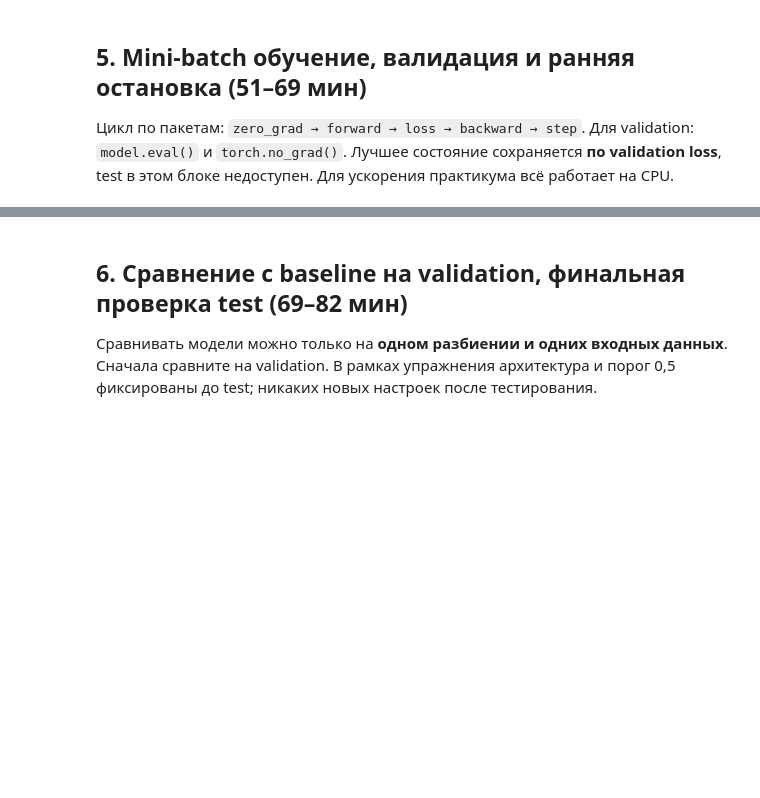
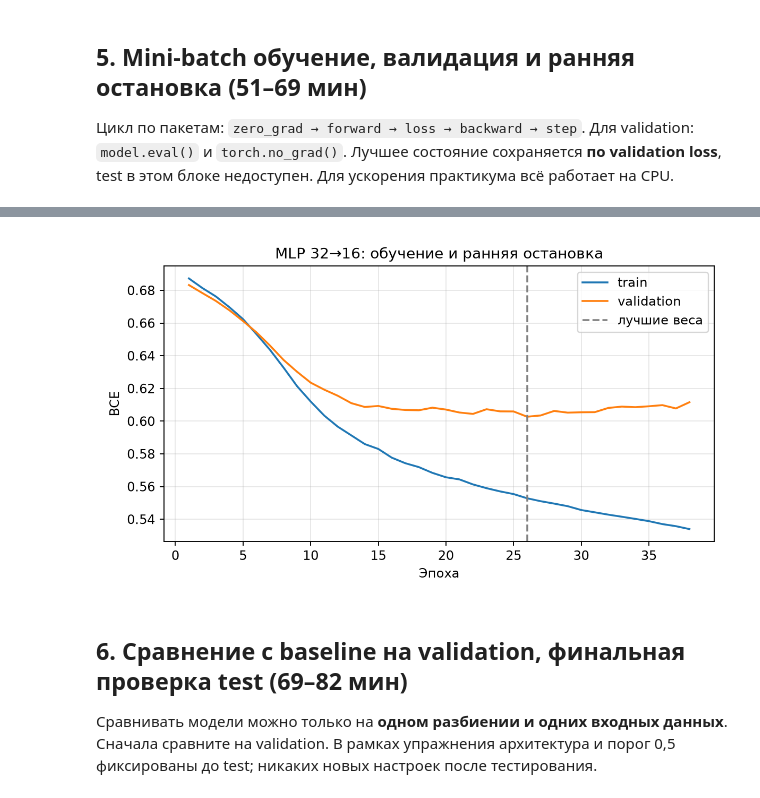
Before and after one commit to Vladislav-Evg-Sid/utmn-master-degree, a Jupyter notebook: tii/lb20/20_student.ipynb, the cells around one changed output, grey strips where cells are left out. Cells and saved outputs as stored; diff of their text form; code cells hidden in the pictures; blank space fills up the shorter version.

```diff
--- a/tii/lb20/20_student.ipynb
+++ b/tii/lb20/20_student.ipynb
@@ -99,12 +161,19 @@ valid_loader=DataLoader(TensorDataset(torch.from_numpy(Xva),torch.from_numpy(yva
 MLP: \(d_{in}\rightarrow 32\rightarrow 16\rightarrow 1\) с ReLU. Выход — **логит**, не вероятность. Параметры обучаются методом `Adam`. Количество параметров для Linear: \(d_{in}\cdot d_{out}+d_{out}\).
 # %%
 class DeliveryMLP(nn.Module):
-    def __init__(self,n_inputs):
+    def __init__(self,n_inputs,hidden=(32,16)):
         super().__init__()
-        self.network=nn.Sequential(nn.Linear(n_inputs,32),nn.ReLU(),
-                                   nn.Linear(32,16),nn.ReLU(),nn.Linear(16,1))
+        layers=[];d=n_inputs
+        for width in hidden:
+            layers.extend([nn.Linear(d,width),nn.ReLU()]);d=width
+        layers.append(nn.Linear(d,1))
+        self.network=nn.Sequential(*layers)
     def forward(self,x):return self.network(x)
-model=DeliveryMLP(Xtr.shape[1]).to(device)
+model=DeliveryMLP(Xtr.shape[1],(32,16)).to(device)
 criterion=nn.BCEWithLogitsLoss()
-optimizer=torch.optim.Adam(model.parameters(),lr=1e-3)
-print(model);print('Обучаемых параметров:',sum(p.numel() for p in model.parameters()))
+optimizer=torch.optim.Adam(model.parameters(),lr=.001)
+expected_params=(Xtr.shape[1]+1)*32+(32+1)*16+(16+1)
+actual_params=sum(q.numel() for q in model.parameters())
+print(model);print('Параметры по формуле:',expected_params,'по коду:',actual_params)
+assert actual_params==expected_params
+assert not isinstance(model.network[-1],nn.Sigmoid)
@@ -112,35 +192,43 @@ print(model);print('Обучаемых параметров:',sum(p.numel() for
 ## 5. Mini-batch обучение, валидация и ранняя остановка (51–69 мин)
 Цикл по пакетам: `zero_grad → forward → loss → backward → step`. Для validation: `model.eval()` и `torch.no_grad()`. Лучшее состояние сохраняется **по validation loss**, test в этом блоке недоступен. Для ускорения практикума всё работает на CPU.
 # %%
-def mean_loss(loader):
-    model.eval(); total=0; count=0
-    with torch.no_grad():
+def fit_mlp(hidden=(32,16),batch_size=32,seed=42,max_epochs=120,patience=12):
+    torch.manual_seed(seed)
+    net=DeliveryMLP(Xtr.shape[1],hidden).to(device)
+    loss_fn=nn.BCEWithLogitsLoss()
+    opt=torch.optim.Adam(net.parameters(),lr=.001)
+    loader=DataLoader(TensorDataset(torch.from_numpy(Xtr),torch.from_numpy(ytr)),batch_size=batch_size,
+                      shuffle=True,generator=torch.Generator().manual_seed(seed))
+    vx=torch.from_numpy(Xva).to(device);vy=torch.from_numpy(yva).to(device)
+    history=[];best=float('inf');best_epoch=0;best_state=None;bad=0
+    start=time.perf_counter()
+    for epoch in range(1,max_epochs+1):
+        net.train();total=0.0
         for xb,yb in loader:
-            l=criterion(model(xb.to(device)),yb.to(device))
-            total+=float(l)*len(xb);count+=len(xb)
-    return total/count
-history=[];best=float('inf');best_state=None;bad=0
-PATIENCE=12
-for epoch in range(80):
-    model.train();total=0.;count=0
-    for xb,yb in train_loader:
-        optimizer.zero_grad(set_to_none=True)
-        logits=model(xb.to(device))
-        loss=criterion(logits,yb.to(device))
-        loss.backward()
-        optimizer.step()
-        total+=float(loss.detach())*len(xb);count+=len(xb)
-    vl=mean_loss(valid_loader)
-    tl=total/count
-    history.append((epoch+1,tl,vl))
-    if vl < best-1e-4:
-        best=vl;best_state=deepcopy(model.state_dict());bad=0
-    else:
-        bad+=1
-    if bad>=PATIENCE:break
-assert best_state is not None
-model.load_state_dict(best_state)
-hist=pd.DataFrame(history,columns=['epoch','train_bce','validation_bce'])
-print('Итераций:',len(hist),'лучший validation BCE:',round(best,4))
-ax=hist.plot(x='epoch',y=['train_bce','validation_bce'],figsize=(8,3.5),title='MLP: кривые обучения')
-ax.set(ylabel='BCE');ax.grid(alpha=.3);plt.show()
+            opt.zero_grad(set_to_none=True)
+            logits=net(xb.to(device))
+            loss=loss_fn(logits,yb.to(device))
+            loss.backward();opt.step()
+            total+=loss.item()*len(xb)
+        net.eval()
+        with torch.no_grad():vl=loss_fn(net(vx),vy).item()
+        tl=total/len(Xtr)
+        history.append((epoch,tl,vl))
+        if vl<best-1e-4:
+            best=vl;best_epoch=epoch;best_state=deepcopy(net.state_dict());bad=0
+        else:bad+=1
+        if bad>=patience:break
+    duration=time.perf_counter()-start
+    assert best_state is not None
+    net.load_state_dict(best_state);net.eval()
+    return net,pd.DataFrame(history,columns=['epoch','train_BCE','validation_BCE']),best_epoch,duration
+
+model,hist,best_epoch,duration=fit_mlp()
+print('Эпох:',len(hist),'лучшая эпоха:',best_epoch,'validation BCE:',hist.validation_BCE.min(),'время, с:',round(duration,2))
+fig,ax=plt.subplots(figsize=(7,4))
+ax.plot(hist.epoch,hist.train_BCE,label='train');ax.plot(hist.epoch,hist.validation_BCE,label='validation')
+ax.axvline(best_epoch,color='gray',linestyle='--',label='лучшие веса')
+ax.set(xlabel='Эпоха',ylabel='BCE',title='MLP 32→16: обучение и ранняя остановка')
+ax.grid(alpha=.3);ax.legend();fig.tight_layout();fig.savefig('20_learning.png',dpi=170);plt.close(fig)
+display(Image(filename='20_learning.png'))
+# %% [output]
@@ -147,3 +236,4 @@ ax.set(ylabel='BCE');ax.grid(alpha=.3);plt.show()
+[figure, added]
 # %% [markdown]
 ## 6. Сравнение с baseline на validation, финальная проверка test (69–82 мин)
 Сравнивать модели можно только на **одном разбиении и одних входных данных**. Сначала сравните на validation. В рамках упражнения архитектура и порог 0,5 фиксированы до test; никаких новых настроек после тестирования.
```
Also changed, not shown: parts of 10 cells of this notebook, 16 other files.
